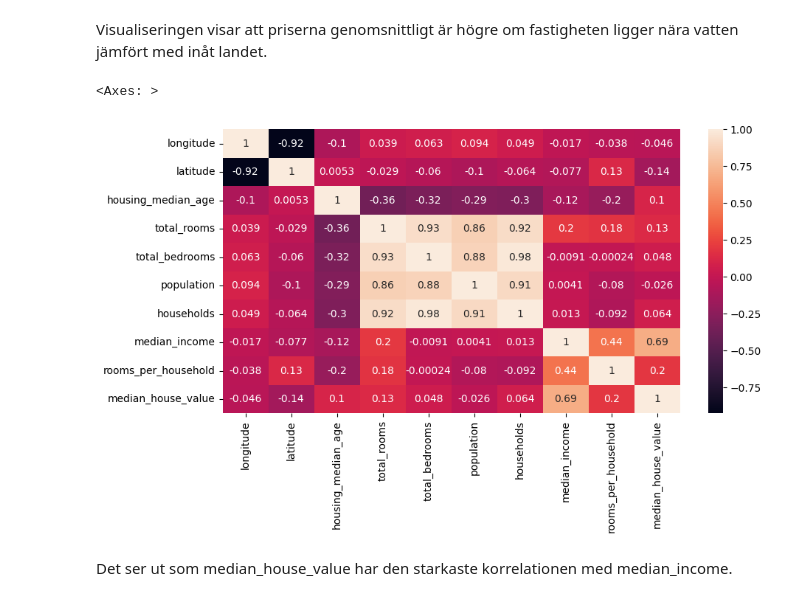
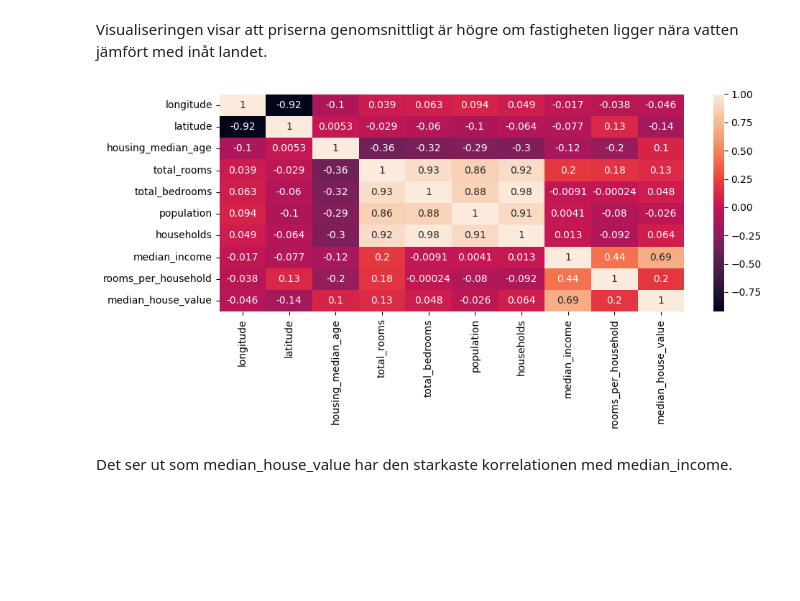
Before and after one commit to VeraStopp/ML_egen_uppgift, a Jupyter notebook: ML_Uppgift1_Vera_Stopp.ipynb, the cells around one changed output. Cells and saved outputs as stored; diff of their text form; code cells hidden in the pictures; blank space fills up the shorter version.

```diff
--- a/ML_Uppgift1_Vera_Stopp.ipynb
+++ b/ML_Uppgift1_Vera_Stopp.ipynb
@@ -100,13 +102,16 @@ Visualiseringen visar att priserna genomsnittligt är högre om fastigheten ligg
 # %%
 df_for_matrix = X_train.copy()
 df_for_matrix["median_house_value"] = y_train
 
 correlation_matrix = df_for_matrix.corr(numeric_only=True)
 fig, ax = plt.subplots(figsize=(10,5))
 sns.heatmap(correlation_matrix, annot=True, ax=ax)
+plt.tight_layout()
+
+plt.savefig("correlation_matrix.png", dpi=150)
+plt.show()
 # %% [output]
-<Axes: >
-[figure, old version]
+[figure, new version]
 # %% [markdown]
 Det ser ut som median_house_value har den starkaste korrelationen med median_income.
 # %%
```
Also changed, not shown: parts of 2 cells of this notebook, 2 other files.
